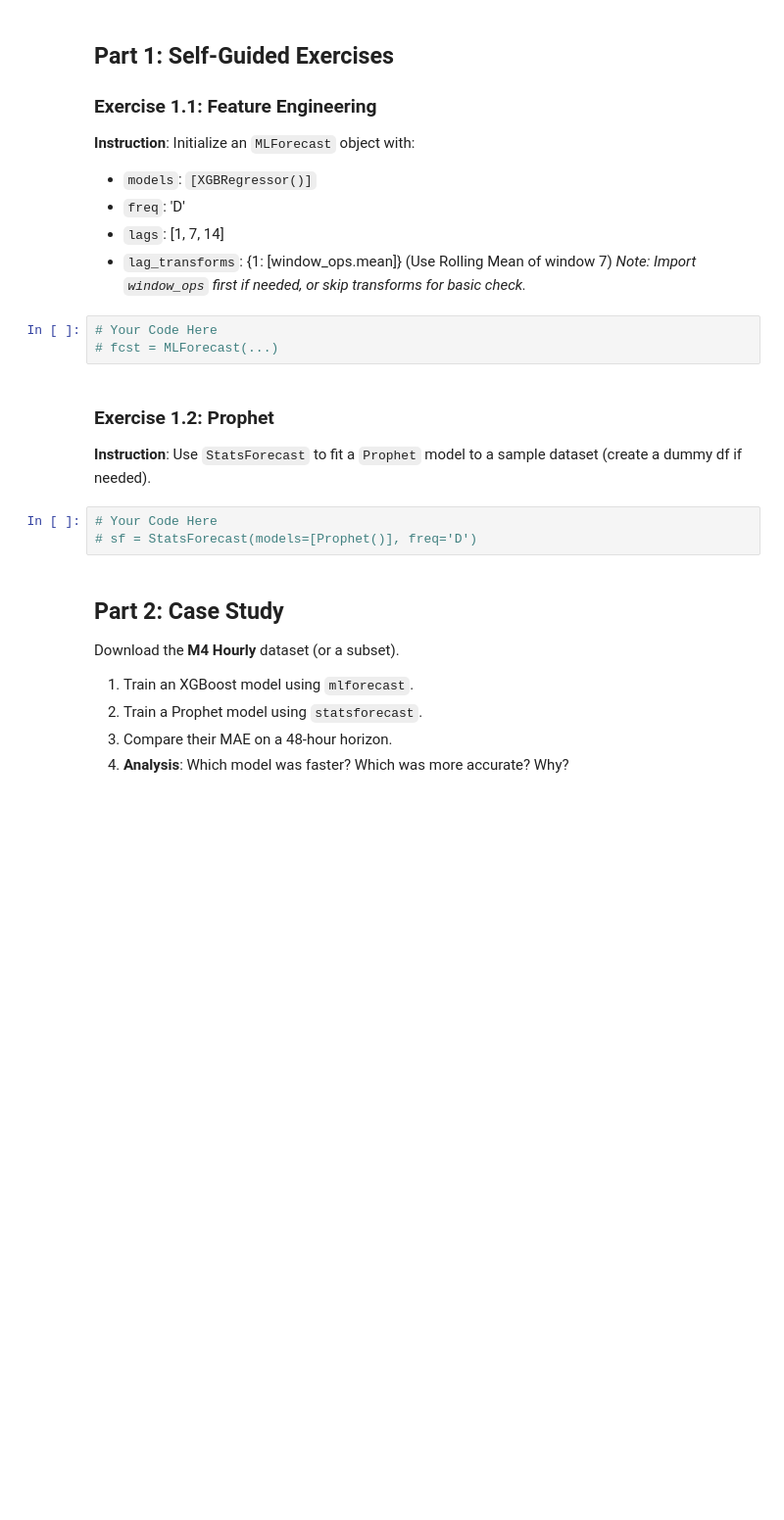
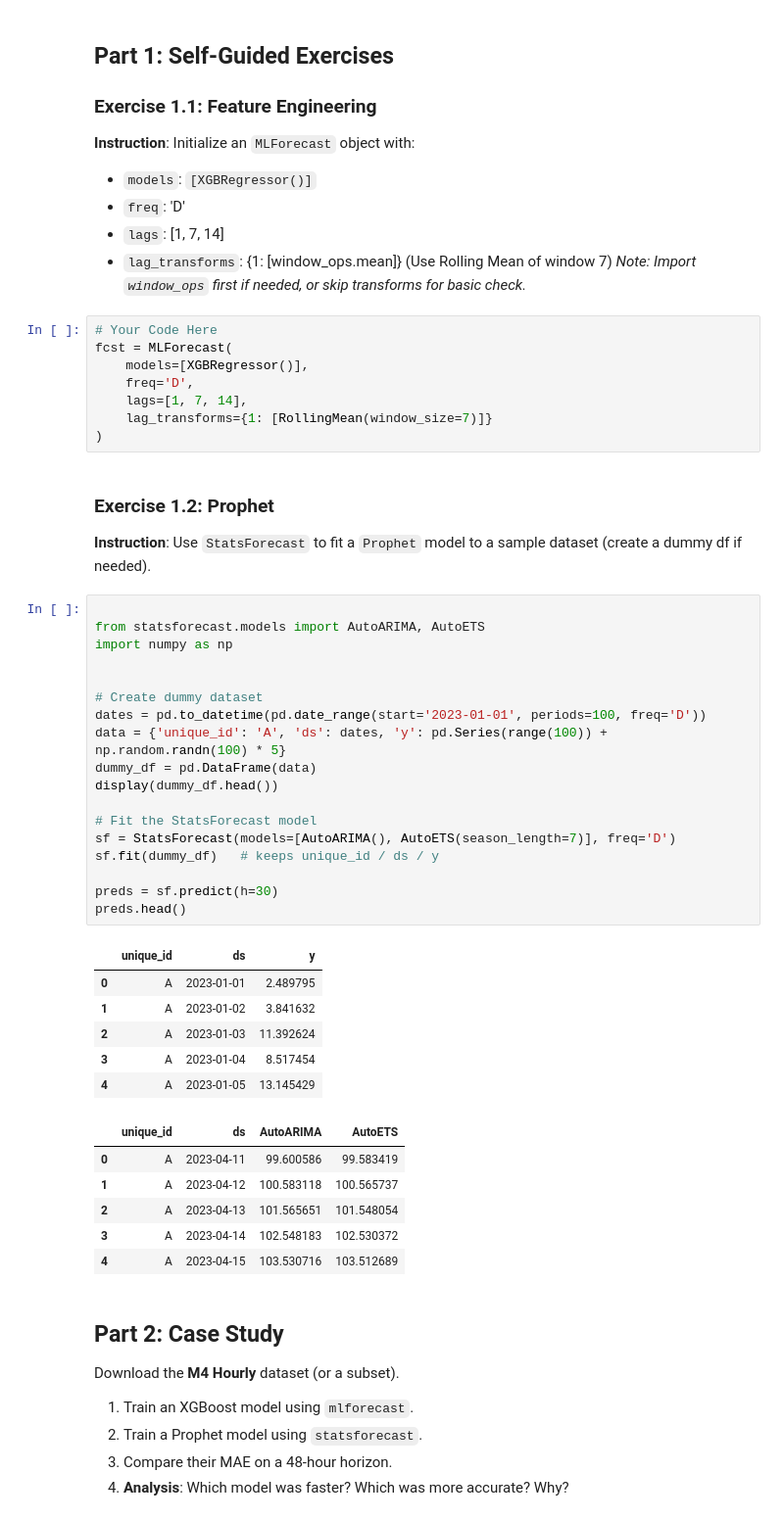
Before and after one commit to VickyGuo0907/DSE6230-forecasting-class-course-materials, a Jupyter notebook: assignments/week04_assignment.ipynb, the cells around one changed output. Shown at 98% size. Saved outputs shown, nothing was run; the diff lists cells and outputs as text; blank space fills up the shorter version.

```diff
--- a/assignments/week04_assignment.ipynb
+++ b/assignments/week04_assignment.ipynb
@@ -29,13 +48,46 @@ from datasetsforecast.m4 import M4
 - `lag_transforms`: {1: [window_ops.mean]} (Use Rolling Mean of window 7) *Note: Import `window_ops` first if needed, or skip transforms for basic check.*
 # %%
 # Your Code Here
-# fcst = MLForecast(...)
+fcst = MLForecast(
+    models=[XGBRegressor()],
+    freq='D',
+    lags=[1, 7, 14],
+    lag_transforms={1: [RollingMean(window_size=7)]}
+)
 # %% [markdown]
 ### Exercise 1.2: Prophet
 **Instruction**: Use `StatsForecast` to fit a `Prophet` model to a sample dataset (create a dummy df if needed).
 # %%
-# Your Code Here
-# sf = StatsForecast(models=[Prophet()], freq='D')
+
+from statsforecast.models import AutoARIMA, AutoETS
+import numpy as np
+
+
+# Create dummy dataset
+dates = pd.to_datetime(pd.date_range(start='2023-01-01', periods=100, freq='D'))
+data = {'unique_id': 'A', 'ds': dates, 'y': pd.Series(range(100)) + np.random.randn(100) * 5}
+dummy_df = pd.DataFrame(data)
+display(dummy_df.head())
+
+# Fit the StatsForecast model
+sf = StatsForecast(models=[AutoARIMA(), AutoETS(season_length=7)], freq='D')
+sf.fit(dummy_df)   # keeps unique_id / ds / y
+
+preds = sf.predict(h=30)
+preds.head()
+# %% [output]
+|  | unique_id | ds | y |
+| 0 | A | 2023-01-01 | 2.489795 |
+| 1 | A | 2023-01-02 | 3.841632 |
+| 2 | A | 2023-01-03 | 11.392624 |
+| 3 | A | 2023-01-04 | 8.517454 |
+| 4 | A | 2023-01-05 | 13.145429 |
+|  | unique_id | ds | AutoARIMA | AutoETS |
+| 0 | A | 2023-04-11 | 99.600586 | 99.583419 |
+| 1 | A | 2023-04-12 | 100.583118 | 100.565737 |
+| 2 | A | 2023-04-13 | 101.565651 | 101.548054 |
+| 3 | A | 2023-04-14 | 102.548183 | 102.530372 |
+| 4 | A | 2023-04-15 | 103.530716 | 103.512689 |
 # %% [markdown]
 ## Part 2: Case Study
 Download the **M4 Hourly** dataset (or a subset).
```
Also changed, not shown: parts of 8 cells of this notebook.
